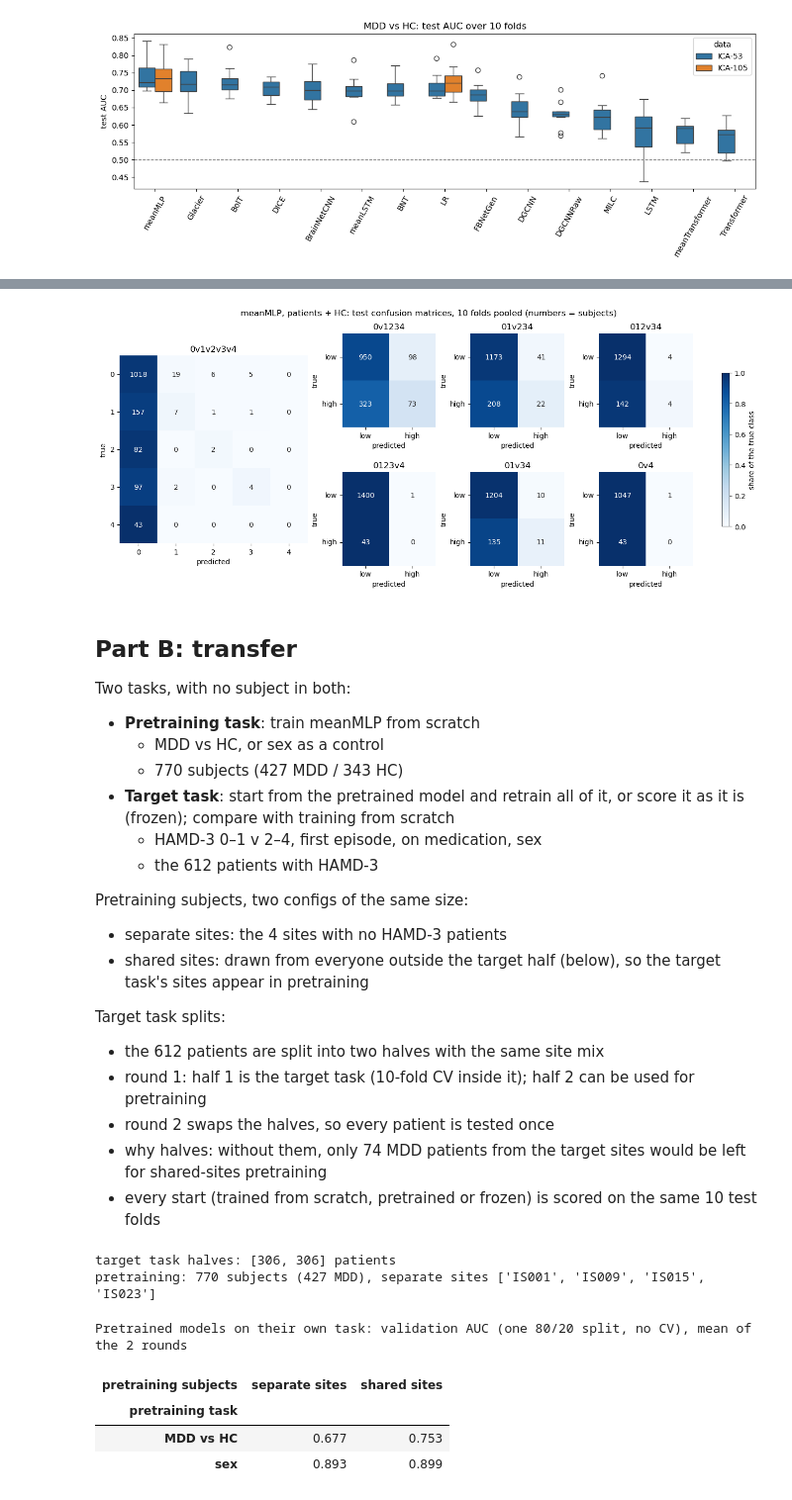
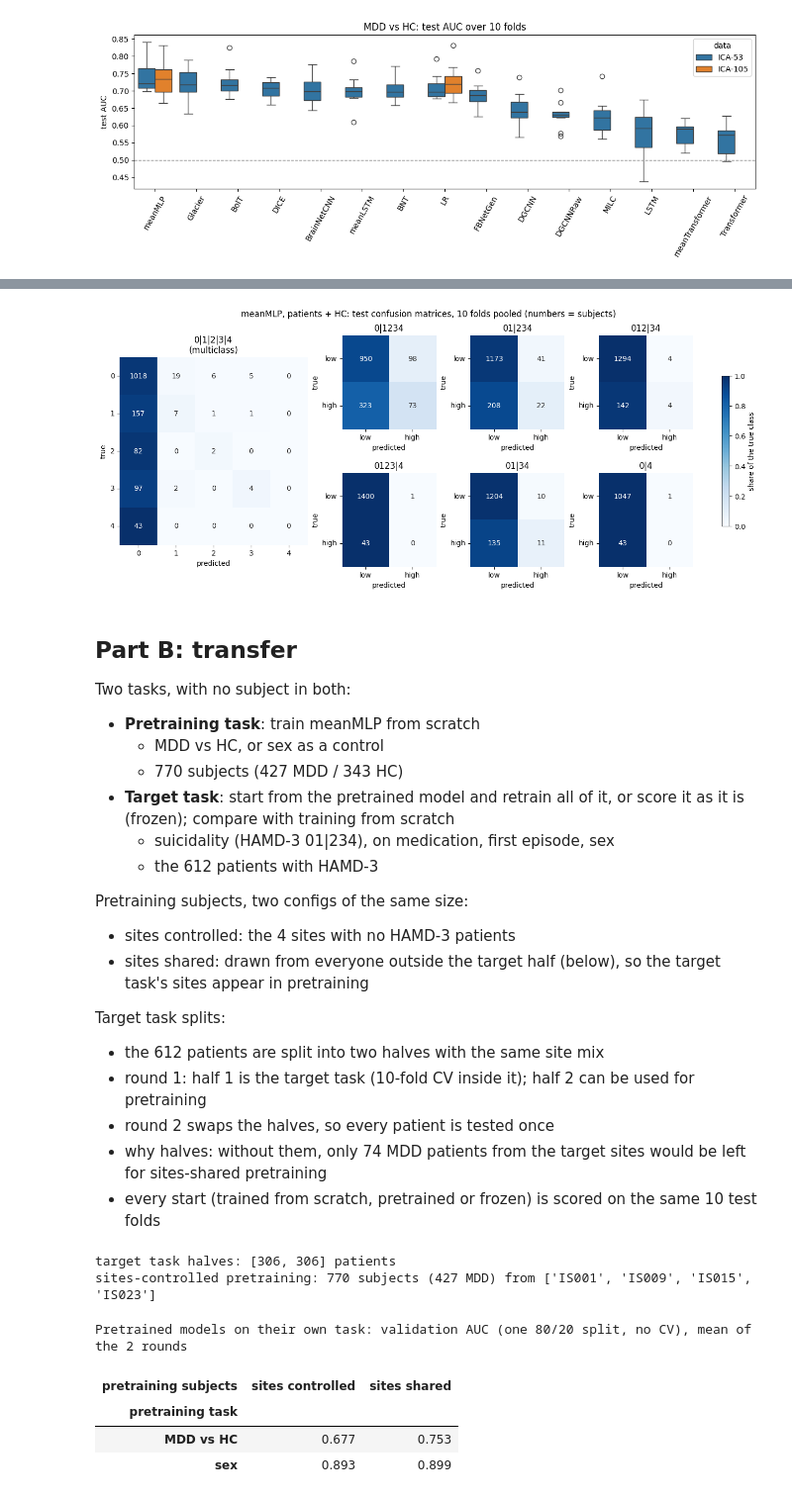
Before and after one commit to neuroneural/circRNA, a Jupyter notebook: docs/04_paper/paper_results.ipynb, the cells around one changed output, grey strips where cells are left out. Shown at 99% size. Saved outputs shown, nothing was run; the diff lists cells and outputs as text; code cells hidden in the pictures.

```diff
--- a/docs/04_paper/paper_results.ipynb
+++ b/docs/04_paper/paper_results.ipynb
@@ -141,6 +141,7 @@ fig, ax = plt.subplots(figsize=(11, 4.5))
 sns.boxplot(data=withhc, x="contrast", y="test_auc", hue="model", order=CONTRASTS, ax=ax)
 ax.axhline(0.5, ls="--", c="gray", lw=1)
 ax.axvline(len(CONTRASTS) - 1.5, c="lightgray", lw=1)
+ax.set_xticks(range(len(CONTRASTS)), CONTRASTS[:-1] + [f"{CONTRASTS[-1]}\n(multiclass)"])
 ax.set(title="Suicidality, patients + HC: test AUC over 10 folds", xlabel="HAMD-3 classes", ylabel="test AUC")
 sns.move_legend(ax, "upper left", bbox_to_anchor=(1, 1))
 fig.tight_layout()
@@ -161,14 +162,14 @@ for contrast, ax in axes.items():
     ticks = list(range(k)) if k > 2 else ["low", "high"]
     sns.heatmap(cm / cm.sum(axis=1, keepdims=True), annot=cm, fmt="d", vmin=0, vmax=1, cmap="Blues",
                 cbar=False, square=True, xticklabels=ticks, yticklabels=ticks, ax=ax)
-    ax.set(title=contrast, xlabel="predicted", ylabel="true")
+    ax.set(title=f"{contrast}\n(multiclass)" if contrast == five else contrast, xlabel="predicted", ylabel="true")
     ax.tick_params(axis="y", rotation=0)
 
 fig.colorbar(ax.collections[0], ax=list(axes.values()), shrink=0.6, label="share of the true class")
 fig.suptitle(f"{MODEL}, patients + HC: test confusion matrices, 10 folds pooled (numbers = subjects)")
 fig.savefig(f"{OUT}/hamd3_confusion.png", dpi=150)
 # %% [output]
-[figure, old version]
+[figure, new version]
 # %% [markdown]
 ## Part B: transfer
 
@@ -177,18 +178,18 @@ Two tasks, with no subject in both:
   - MDD vs HC, or sex as a control
   - 770 subjects (427 MDD / 343 HC)
 - **Target task**: start from the pretrained model and retrain all of it, or score it as it is (frozen); compare with training from scratch
-  - HAMD-3 0–1 v 2–4, first episode, on medication, sex
+  - suicidality (HAMD-3 01|234), on medication, first episode, sex
   - the 612 patients with HAMD-3
 
 Pretraining subjects, two configs of the same size:
-- separate sites: the 4 sites with no HAMD-3 patients
-- shared sites: drawn from everyone outside the target half (below), so the target task's sites appear in pretraining
+- sites controlled: the 4 sites with no HAMD-3 patients
+- sites shared: drawn from everyone outside the target half (below), so the target task's sites appear in pretraining
 
 Target task splits:
 - the 612 patients are split into two halves with the same site mix
 - round 1: half 1 is the target task (10-fold CV inside it); half 2 can be used for pretraining
 - round 2 swaps the halves, so every patient is tested once
-- why halves: without them, only 74 MDD patients from the target sites would be left for shared-sites pretraining
+- why halves: without them, only 74 MDD patients from the target sites would be left for sites-shared pretraining
 - every start (trained from scratch, pretrained or frozen) is scored on the same 10 test folds
 # %%
 import torch
@@ -213,7 +214,7 @@ hamd3_score = col("HAMD3")
 labels = {
     "MDD vs HC": col("Diagnosis"),
     "sex": col("Sex") - 1,  # 0 male, 1 female
-    "HAMD-3 0-1 v 2-4": np.where(np.isnan(hamd3_score), np.nan, hamd3_score >= 2),
+    "suicidality (HAMD-3 01|234)": np.where(np.isnan(hamd3_score), np.nan, hamd3_score >= 2),
     "first episode": col("FirstEpisode"),
     "on medication": col("OnMedication"),
 }
@@ -223,25 +224,25 @@ site, is_mdd = meta["site"].to_numpy(), labels["MDD vs HC"] == 1
 h = np.flatnonzero(~np.isnan(hamd3_score))
 halves = [h[part] for _, part in StratifiedKFold(2, shuffle=True, random_state=SEED).split(h, site[h])]
 
-# separate-sites pretraining: the sites with no HAMD-3 patients
-separate = np.flatnonzero(~np.isin(site, site[h]))
+# sites-controlled pretraining: the sites with no HAMD-3 patients
+controlled = np.flatnonzero(~np.isin(site, site[h]))
 
 
 def source_subjects(config, half):
     """Pretraining subjects for one config and round; none of them is in this round's half."""
-    if config == "separate sites":
-        return separate
+    if config == "sites controlled":
+        return controlled
     pool = np.setdiff1d(np.arange(len(X)), half)
     rng = np.random.default_rng(SEED)
-    pick = lambda group, n: rng.choice(pool[group[pool]], n, replace=False)  # same size as config 1
-    return np.concatenate([pick(is_mdd, is_mdd[separate].sum()), pick(~is_mdd, (~is_mdd[separate]).sum())])
+    pick = lambda group, n: rng.choice(pool[group[pool]], n, replace=False)  # same size as sites controlled
+    return np.concatenate([pick(is_mdd, is_mdd[controlled].sum()), pick(~is_mdd, (~is_mdd[controlled]).sum())])
 
 
 print(f"target task halves: {[len(half) for half in halves]} patients")
-print(f"pretraining: {len(separate)} subjects ({is_mdd[separate].sum()} MDD), separate sites {sorted(set(site[separate]))}")
+print(f"sites-controlled pretraining: {len(controlled)} subjects ({is_mdd[controlled].sum()} MDD) from {sorted(set(site[controlled]))}")
 # %% [output]
 target task halves: [306, 306] patients
-pretraining: 770 subjects (427 MDD), separate sites ['IS001', 'IS009', 'IS015', 'IS023']
+sites-controlled pretraining: 770 subjects (427 MDD) from ['IS001', 'IS009', 'IS015', 'IS023']
 # %%
 def run(train, test, y, init=None, head=None, seed=SEED):
     """Train meanMLP on `train` (20% held out for early stopping) and score it on `test`.
@@ -268,9 +269,9 @@ def run(train, test, y, init=None, head=None, seed=SEED):
     _, log, _ = model.train_model(*loaders, epochs=0 if head == "frozen" else 200)  # 0 epochs: score only
     return model, log.iloc[0]
 # %%
-CONFIGS = ["separate sites", "shared sites"]
+CONFIGS = ["sites controlled", "sites shared"]
 SOURCES = ["MDD vs HC", "sex"]
-TARGETS = ["HAMD-3 0-1 v 2-4", "first episode", "on medication", "sex"]
+TARGETS = ["suicidality (HAMD-3 01|234)", "first episode", "on medication", "sex"]
 TAG = "_".join(HEADS)
 CACHE = f"{OUT}/transfer_{TAG}.csv"  # reused if present; delete it to retrain
 
@@ -285,34 +286,34 @@ def run_all():
             assert not np.intersect1d(pre, half).size  # no subject in both tasks
             for source in SOURCES:
                 model, log = run(pre, None, labels[source])
                 pretrained[f"{source}, {config}"] = model.state_dict()
                 rows.append(dict(task="pretraining", target=source, start=config, round=r, auc=log["test_auc"]))
 
         # same folds for scratch and every pretrained start
         starts = [("scratch", None, "-")] + [
             (name, state, head) for name, state in pretrained.items() for head in HEADS]
         for target in TARGETS:
             y = labels[target]
             tgt = half[~np.isnan(y[half])]
             folds = StratifiedKFold(N_FOLDS, shuffle=True, random_state=SEED).split(tgt, y[tgt])
             for k, (tr, te) in enumerate(folds):
                 for start, state, head in starts:
                     _, log = run(tgt[tr], tgt[te], y, init=state, head=head, seed=SEED + k)
                     rows.append(dict(task="target", target=target, start=start, head=head, round=r, fold=k,
                                      auc=log["test_auc"], bacc=log["test_balanced_accuracy"], n=len(tgt)))
     return pd.DataFrame(rows)
 
 
 transfer = pd.read_csv(CACHE) if os.path.exists(CACHE) else run_all()
 transfer.to_csv(CACHE, index=False)
 
 # sanity check: each pretrained model scored on its own task
 check = transfer[transfer["task"] == "pretraining"].pivot_table(index="target", columns="start", values="auc")
 check.rename_axis(index="pretraining task", columns="pretraining subjects").style.format(precision=3).set_caption(
     "Pretrained models on their own task: validation AUC (one 80/20 split, no CV), mean of the 2 rounds")
 # %% [output]
 Pretrained models on their own task: validation AUC (one 80/20 split, no CV), mean of the 2 rounds
-| pretraining subjects | separate sites | shared sites |
+| pretraining subjects | sites controlled | sites shared |
 | pretraining task |  |  |
 | MDD vs HC | 0.677 | 0.753 |
 | sex | 0.893 | 0.899 |
```
Also changed, not shown: parts of 5 cells of this notebook, 9 other files.
